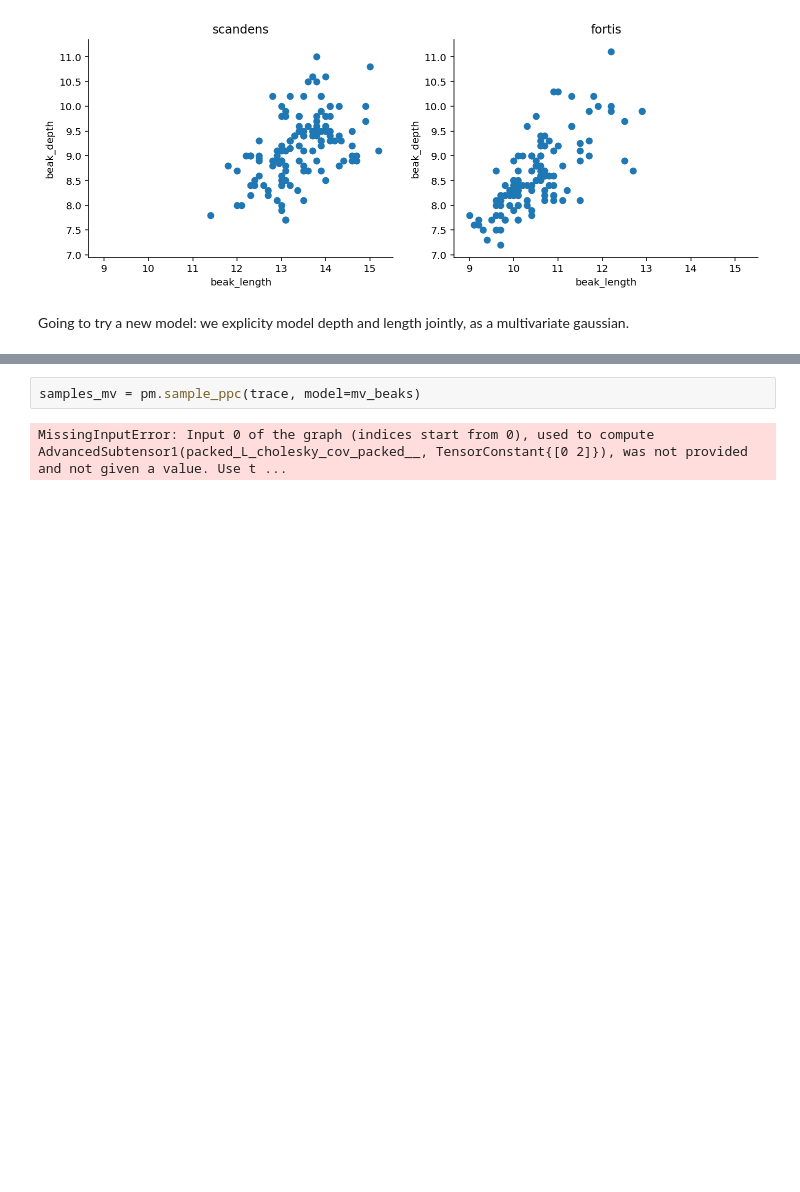
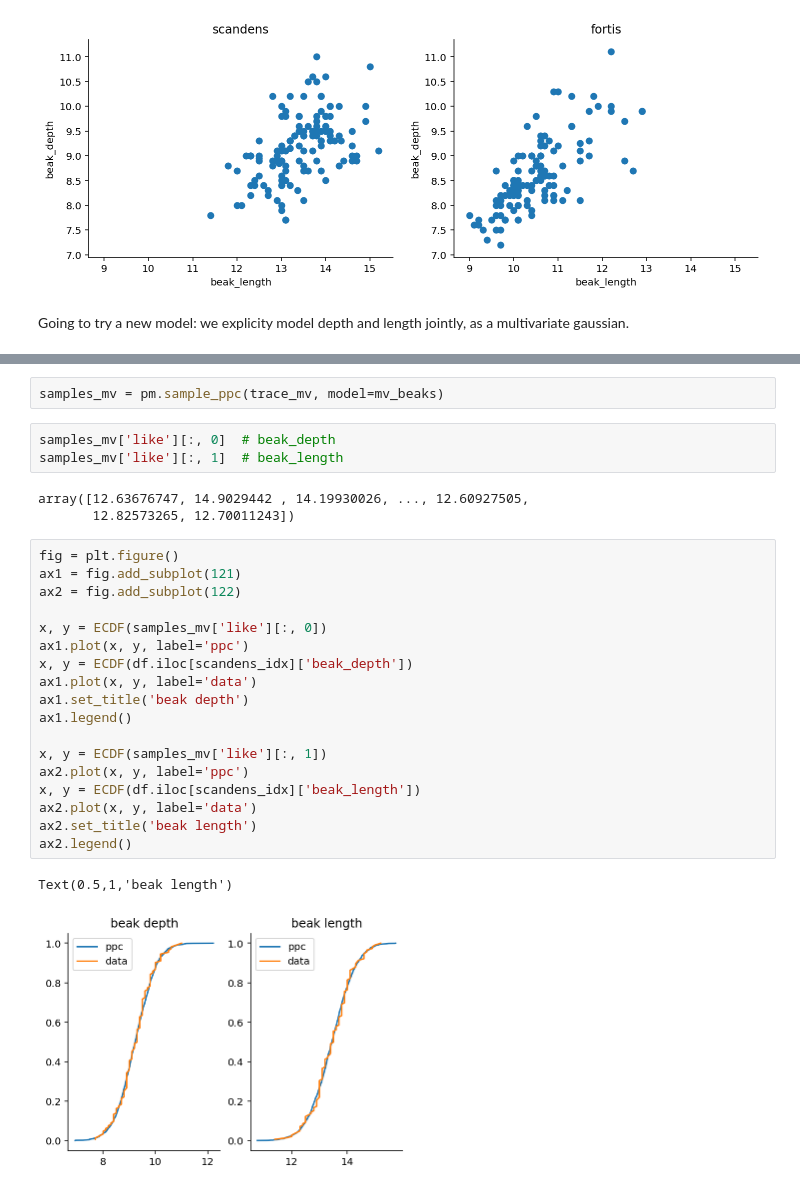
Before and after one commit to ericmjl/bayesian-stats-modelling-tutorial, a Jupyter notebook: notebooks/bonus-exploration-finches.ipynb, the cells around one changed output, grey strips where cells are left out. Saved outputs shown, nothing was run; the diff lists cells and outputs as text; blank space fills up the shorter version.

```diff
--- a/notebooks/bonus-exploration-finches.ipynb
+++ b/notebooks/bonus-exploration-finches.ipynb
@@ -229,4 +230,29 @@ pm.forestplot(trace_mv, varnames=['mu'])
 # %%
-samples_mv = pm.sample_ppc(trace, model=mv_beaks)
+samples_mv = pm.sample_ppc(trace_mv, model=mv_beaks)
-# %% [output]
-MissingInputError: Input 0 of the graph (indices start from 0), used to compute AdvancedSubtensor1(packed_L_cholesky_cov_packed__, TensorConstant{[0 2]}), was not provided and not given a value. Use t ...
+# %%
+samples_mv['like'][:, 0]  # beak_depth
+samples_mv['like'][:, 1]  # beak_length
+# %% [output]
+array([12.63676747, 14.9029442 , 14.19930026, ..., 12.60927505,
+       12.82573265, 12.70011243])
+# %%
+fig = plt.figure()
+ax1 = fig.add_subplot(121)
+ax2 = fig.add_subplot(122)
+
+x, y = ECDF(samples_mv['like'][:, 0])
+ax1.plot(x, y, label='ppc')
+x, y = ECDF(df.iloc[scandens_idx]['beak_depth'])
+ax1.plot(x, y, label='data')
+ax1.set_title('beak depth')
+ax1.legend()
+
+x, y = ECDF(samples_mv['like'][:, 1])
+ax2.plot(x, y, label='ppc')
+x, y = ECDF(df.iloc[scandens_idx]['beak_length'])
+ax2.plot(x, y, label='data')
+ax2.set_title('beak length')
+ax2.legend()
+# %% [output]
+Text(0.5,1,'beak length')
+[figure, added]
```
Also changed, not shown: parts of 16 cells of this notebook.
